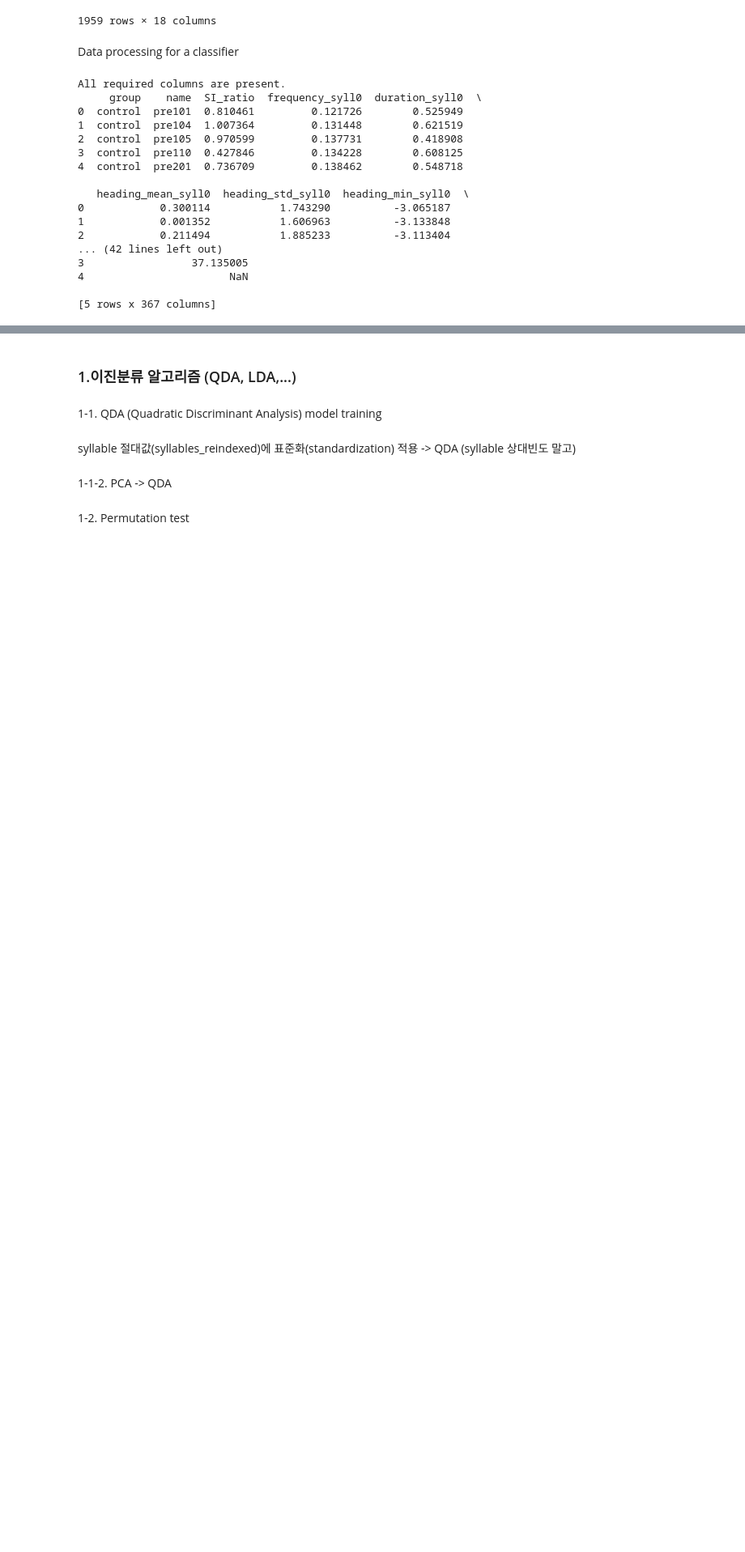
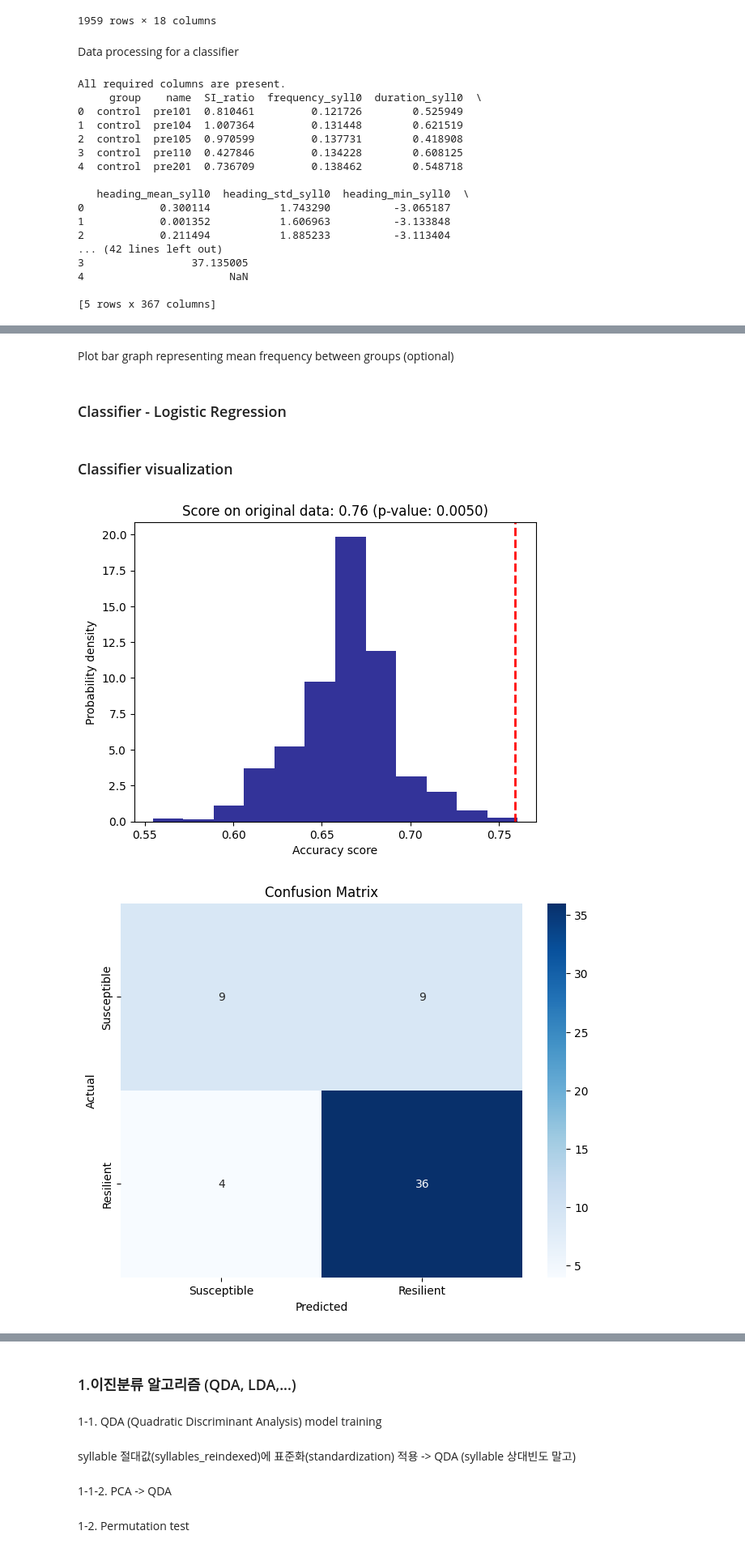
Before and after one commit to Junes94/keypoint-moseq, a Jupyter notebook: docs/source/afterSyll_June2.ipynb, the cells around one changed output, grey strips where cells are left out. Shown at 81% size. Cells and saved outputs as stored; diff of their text form; code cells hidden in the pictures; blank space fills up the shorter version.

Commit message:
finalize logistic regression classifier

```diff
--- a/docs/source/afterSyll_June2.ipynb
+++ b/docs/source/afterSyll_June2.ipynb
@@ -172,0 +125,2 @@ weighted avg       0.87      0.67      0.69        18
+# %% [markdown]
+Plot bar graph representing mean frequency between groups (optional)
@@ -172,0 +170,2 @@ weighted avg       0.87      0.67      0.69        18
+# %% [markdown]
+### Classifier - Logistic Regression
@@ -172,0 +211,73 @@ weighted avg       0.87      0.67      0.69        18
+# %% [markdown]
+### Classifier visualization
+# %%
+## plot bar graph for true score vs. permutation scores
+perm_scores_mean = np.mean(permutation_scores)  # Calculate the average of permutation scores
+
+# Create a bar for the true score
+fig, ax = plt.subplots(figsize=(2, 6))
+ax.bar(['R vs S'], [score], color='red', alpha=0.9, width=0.1)
+
+# Add a dashed line for the average permutation score
+ax.axhline(perm_scores_mean, color='navy', linestyle='dashed', linewidth=2)
+
+# Annotate the mean permutation score on the plot
+#plt.text('Original Score', perm_scores_mean, f'Permutation Mean: {perm_scores_mean:.2f}', ha='right', va='bottom')
+
+# Set the limits for the y-axis starting from 0.5
+ax.set_ylim(0.5, max(score, perm_scores_mean) + 0.01)
+ax.set_yticks(np.arange(0.5, max(score, perm_scores_mean) + 0.01, 0.05))
+ax.set_ylabel('Cross-validated prediction accuracy')
+ax.set_title('Original Score and Permutation Mean')
+ax.spines['top'].set_visible(False)
+ax.spines['right'].set_visible(False)
+
+plt.tight_layout()
+plt.show()
+
+
+
+## Plot the permutation test histogram
+plt.hist(permutation_scores, bins=12, density=True, alpha=0.8, color='navy')
+plt.axvline(score, color='red', linestyle='dashed', linewidth=2)
+plt.title(f'Score on original data: {score:.2f} (p-value: {pvalue:.4f})')
+plt.xlabel('Accuracy score')
+plt.ylabel('Probability density')
+plt.show()
+
+
+
+## Plot confusion matrix
+# Fit the model on the whole dataset for plotting confusion matrix and ROC curve
+model_pipeline.fit(X, y)
+y_pred = model_pipeline.predict(X)
+cm = confusion_matrix(y, y_pred)
+
+# Plotting the confusion matrix
+plt.figure(figsize=(8, 6))
+sns.heatmap(cm, annot=True, fmt='d', cmap='Blues', xticklabels=['Susceptible', 'Resilient'], yticklabels=['Susceptible', 'Resilient'])
+plt.ylabel('Actual')
+plt.xlabel('Predicted')
+plt.title('Confusion Matrix')
+plt.show()
+
+
+
+## Compute and plot ROC curve and ROC area
+y_pred_prob = model_pipeline.predict_proba(X)[:, 1]
+fpr, tpr, thresholds = roc_curve(y, y_pred_prob)
+roc_auc = auc(fpr, tpr)
+
+plt.figure(figsize=(8, 6))
+plt.plot(fpr, tpr, color='red', lw=2, label='ROC curve (area = %0.2f)' % roc_auc)
+plt.plot([0, 1], [0, 1], color='navy', lw=2, linestyle='--')
+plt.xlim([0.0, 1.0])
+plt.ylim([0.0, 1.0])
+plt.xlabel('False Positive Rate')
+plt.ylabel('True Positive Rate')
+plt.title('Receiver Operating Characteristic')
+plt.legend(loc="lower right")
+plt.show()
+# %% [output]
+[figure, added]
+[figure, added]
```
Also changed, not shown: parts of 8 cells of this notebook.
